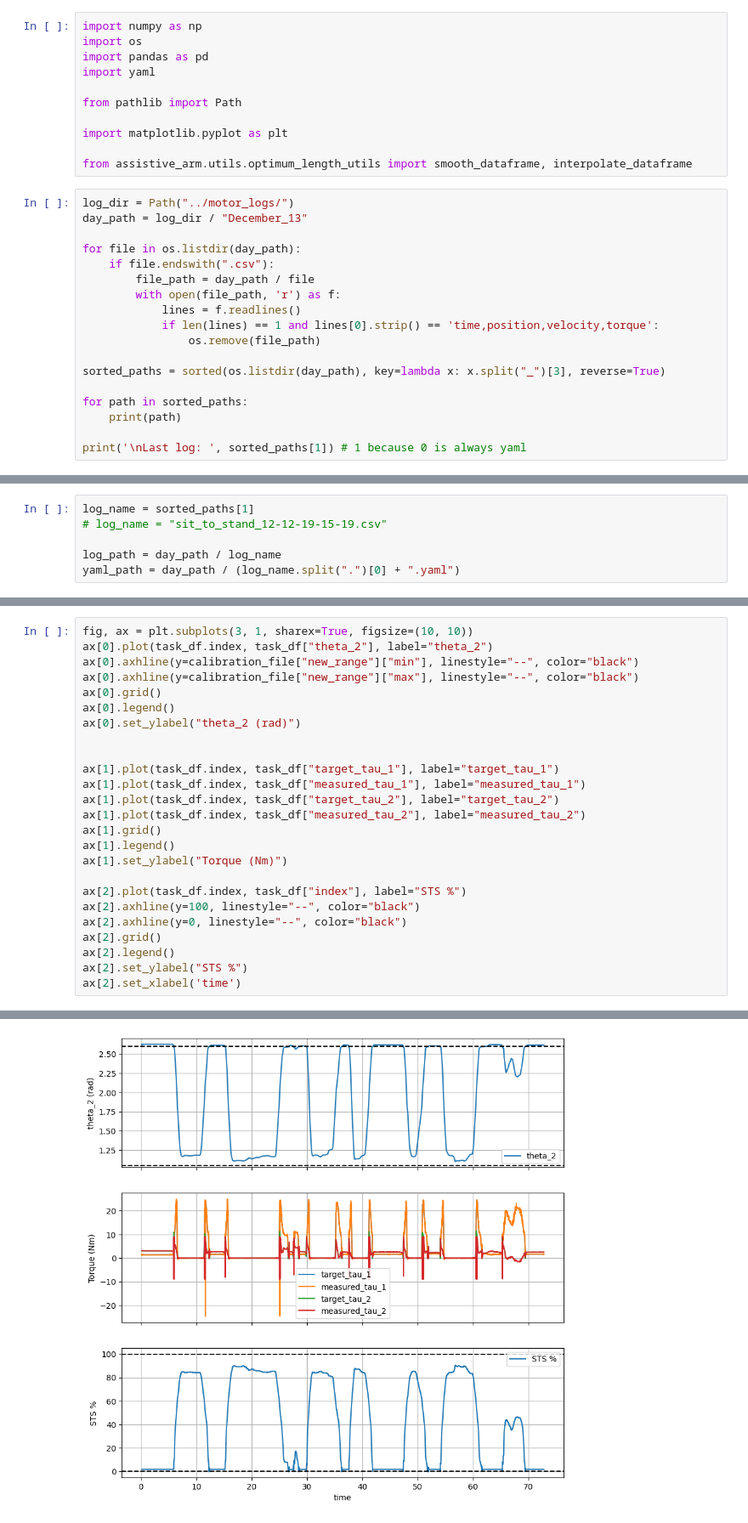
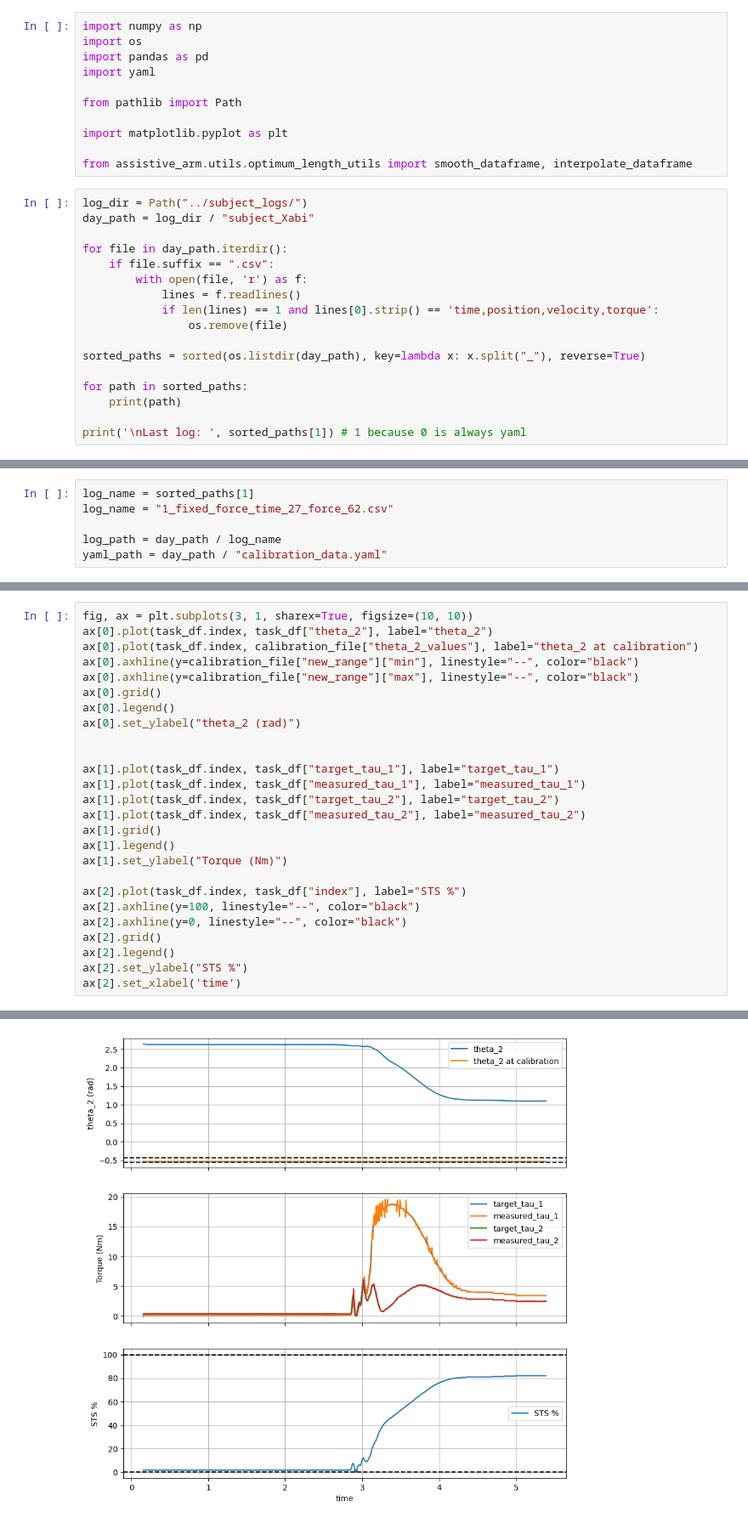
Before and after one commit to Harvard-Slade-Lab/assistive-arm, a Jupyter notebook: notebooks/inspect_logs.ipynb, the cells around one changed output, grey strips where cells are left out. Shown at 85% size. Cells and saved outputs as stored; diff of their text form.

```diff
--- a/notebooks/inspect_logs.ipynb
+++ b/notebooks/inspect_logs.ipynb
@@ -10,18 +10,17 @@ import matplotlib.pyplot as plt
 
 from assistive_arm.utils.optimum_length_utils import smooth_dataframe, interpolate_dataframe
 # %%
-log_dir = Path("../motor_logs/")
-day_path = log_dir / "December_13"
+log_dir = Path("../subject_logs/")
+day_path = log_dir / "subject_Xabi"
 
-for file in os.listdir(day_path):
-    if file.endswith(".csv"):
-        file_path = day_path / file
-        with open(file_path, 'r') as f:
+for file in day_path.iterdir():
+    if file.suffix == ".csv":
+        with open(file, 'r') as f:
             lines = f.readlines()
             if len(lines) == 1 and lines[0].strip() == 'time,position,velocity,torque':
-                os.remove(file_path)
+                os.remove(file)
 
-sorted_paths = sorted(os.listdir(day_path), key=lambda x: x.split("_")[3], reverse=True)
+sorted_paths = sorted(os.listdir(day_path), key=lambda x: x.split("_"), reverse=True)
 
 for path in sorted_paths:
     print(path)
@@ -51,8 +35,8 @@ Last log:  sit_to_stand_12-13-11-31-29.yaml
 # %%
 log_name = sorted_paths[1]
-# log_name = "sit_to_stand_12-12-19-15-19.csv"
+log_name = "1_fixed_force_time_27_force_62.csv"
 
 log_path = day_path / log_name
-yaml_path = day_path / (log_name.split(".")[0] + ".yaml")
+yaml_path = day_path / "calibration_data.yaml"
 # %%
 task_df = pd.read_csv(log_path, index_col='time').iloc[30:]
@@ -66,31 +48,32 @@ ValueError: Index time invalid
 # %%
 fig, ax = plt.subplots(3, 1, sharex=True, figsize=(10, 10))
 ax[0].plot(task_df.index, task_df["theta_2"], label="theta_2")
+ax[0].plot(task_df.index, calibration_file["theta_2_values"], label="theta_2 at calibration")
 ax[0].axhline(y=calibration_file["new_range"]["min"], linestyle="--", color="black")
 ax[0].axhline(y=calibration_file["new_range"]["max"], linestyle="--", color="black")
 ax[0].grid()
 ax[0].legend()
 ax[0].set_ylabel("theta_2 (rad)")
 
 
 ax[1].plot(task_df.index, task_df["target_tau_1"], label="target_tau_1")
 ax[1].plot(task_df.index, task_df["measured_tau_1"], label="measured_tau_1")
 ax[1].plot(task_df.index, task_df["target_tau_2"], label="target_tau_2")
 ax[1].plot(task_df.index, task_df["measured_tau_2"], label="measured_tau_2")
 ax[1].grid()
 ax[1].legend()
 ax[1].set_ylabel("Torque (Nm)")
 
 ax[2].plot(task_df.index, task_df["index"], label="STS %")
 ax[2].axhline(y=100, linestyle="--", color="black")
 ax[2].axhline(y=0, linestyle="--", color="black")
 ax[2].grid()
 ax[2].legend()
 ax[2].set_ylabel("STS %")
 ax[2].set_xlabel('time')
 # %% [output]
 Text(0.5, 0, 'time')
-[figure, old version]
+[figure, new version]
 # %%
 fig, axs = plt.subplots(2, 2, sharex=True, figsize=(20, 5))
 
```
Also changed, not shown: parts of 3 cells of this notebook, 6 other files.
